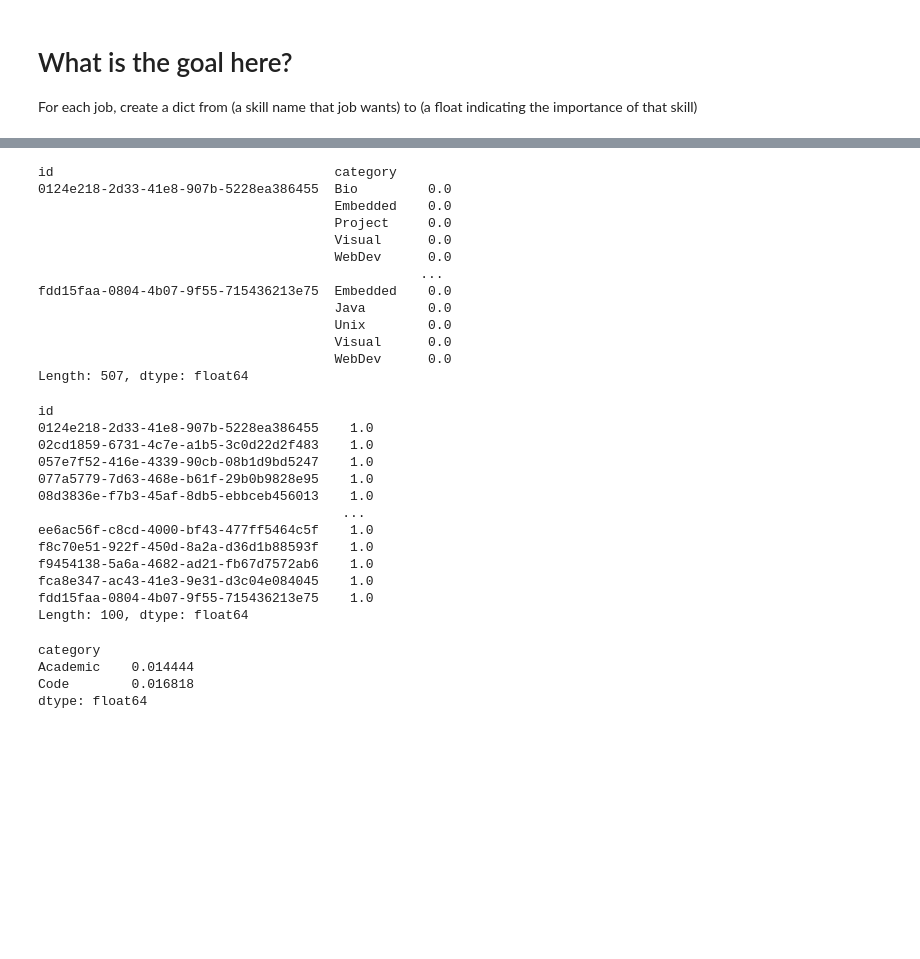
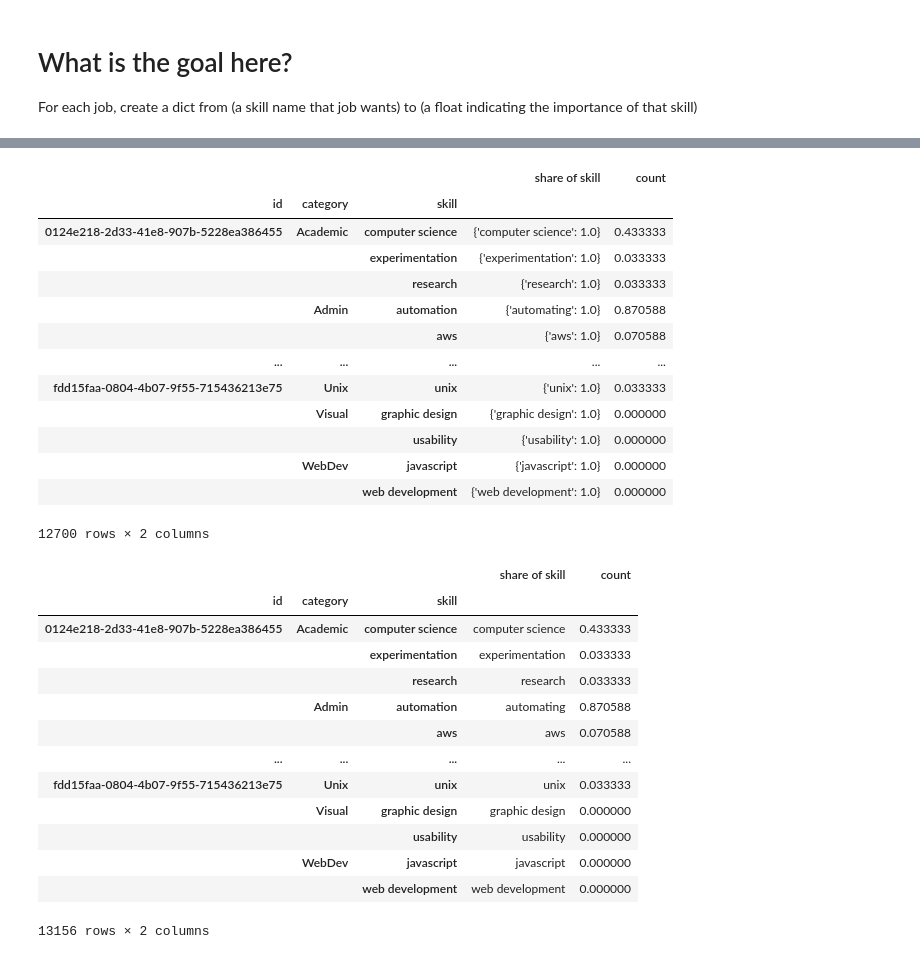
Before and after one commit to FractalMachinist/FractalMachinist.github.io, a Jupyter notebook: skill_weights.ipynb, the cells around one changed output, grey strips where cells are left out. Drawn from its saved outputs; the diff is of its cells as text; code cells hidden in the pictures; blank space fills up the shorter version.

```diff
--- a/skill_weights.ipynb
+++ b/skill_weights.ipynb
@@ -174,39 +163,37 @@ memory usage: 157.8+ KB
-# %%
-job_skill_weights.groupby(level=[0, 1]).sum().loc[lambda sw: sw == 0]
-# %% [output]
-id                                    category
-0124e218-2d33-41e8-907b-5228ea386455  Bio         0.0
-                                      Embedded    0.0
-                                      Project     0.0
-                                      Visual      0.0
-                                      WebDev      0.0
-                                                 ...
-fdd15faa-0804-4b07-9f55-715436213e75  Embedded    0.0
-                                      Java        0.0
-                                      Unix        0.0
-                                      Visual      0.0
-                                      WebDev      0.0
-Length: 507, dtype: float64
-# %%
-job_skill_weights.groupby(level=0).sum()
-# %% [output]
-id
-0124e218-2d33-41e8-907b-5228ea386455    1.0
-02cd1859-6731-4c7e-a1b5-3c0d22d2f483    1.0
-057e7f52-416e-4339-90cb-08b1d9bd5247    1.0
-077a5779-7d63-468e-b61f-29b0b9828e95    1.0
-08d3836e-f7b3-45af-8db5-ebbceb456013    1.0
-                                       ...
-ee6ac56f-c8cd-4000-bf43-477ff5464c5f    1.0
-f8c70e51-922f-450d-8a2a-d36d1b88593f    1.0
-f9454138-5a6a-4682-ad21-fb67d7572ab6    1.0
-fca8e347-ac43-41e3-9e31-d3c04e084045    1.0
-fdd15faa-0804-4b07-9f55-715436213e75    1.0
-Length: 100, dtype: float64
-# %%
-job_skill_weights.loc[(jobs.index[0], slice(None), "computer science")]
-# %% [output]
-category
-Academic    0.014444
-Code        0.016818
-dtype: float64
+# %%
+counts = jobs_categories_skills_data.pop("count")
+jobs_categories_skills_data["count"] = counts*list_weight + (counts*(1-list_weight)).groupby(level=[0,1]).mean()
+# %%
+jobs_categories_skills_data
+# %% [output]
+|  |  |  | share of skill | count |
+| id | category | skill |  |  |
+| 0124e218-2d33-41e8-907b-5228ea386455 | Academic | computer science | {'computer science': 1.0} | 0.433333 |
+|  |  | experimentation | {'experimentation': 1.0} | 0.033333 |
+|  |  | research | {'research': 1.0} | 0.033333 |
+|  | Admin | automation | {'automating': 1.0} | 0.870588 |
+|  |  | aws | {'aws': 1.0} | 0.070588 |
+| ... | ... | ... | ... | ... |
+| fdd15faa-0804-4b07-9f55-715436213e75 | Unix | unix | {'unix': 1.0} | 0.033333 |
+|  | Visual | graphic design | {'graphic design': 1.0} | 0.000000 |
+|  |  | usability | {'usability': 1.0} | 0.000000 |
+|  | WebDev | javascript | {'javascript': 1.0} | 0.000000 |
+|  |  | web development | {'web development': 1.0} | 0.000000 |
+12700 rows × 2 columns
+# %%
+jobs_categories_skills_data.explode("share of skill")
+# %% [output]
+|  |  |  | share of skill | count |
+| id | category | skill |  |  |
+| 0124e218-2d33-41e8-907b-5228ea386455 | Academic | computer science | computer science | 0.433333 |
+|  |  | experimentation | experimentation | 0.033333 |
+|  |  | research | research | 0.033333 |
+|  | Admin | automation | automating | 0.870588 |
+|  |  | aws | aws | 0.070588 |
+| ... | ... | ... | ... | ... |
+| fdd15faa-0804-4b07-9f55-715436213e75 | Unix | unix | unix | 0.033333 |
+|  | Visual | graphic design | graphic design | 0.000000 |
+|  |  | usability | usability | 0.000000 |
+|  | WebDev | javascript | javascript | 0.000000 |
+|  |  | web development | web development | 0.000000 |
+13156 rows × 2 columns
```
Also changed, not shown: parts of 32 cells of this notebook, 10 other files.
